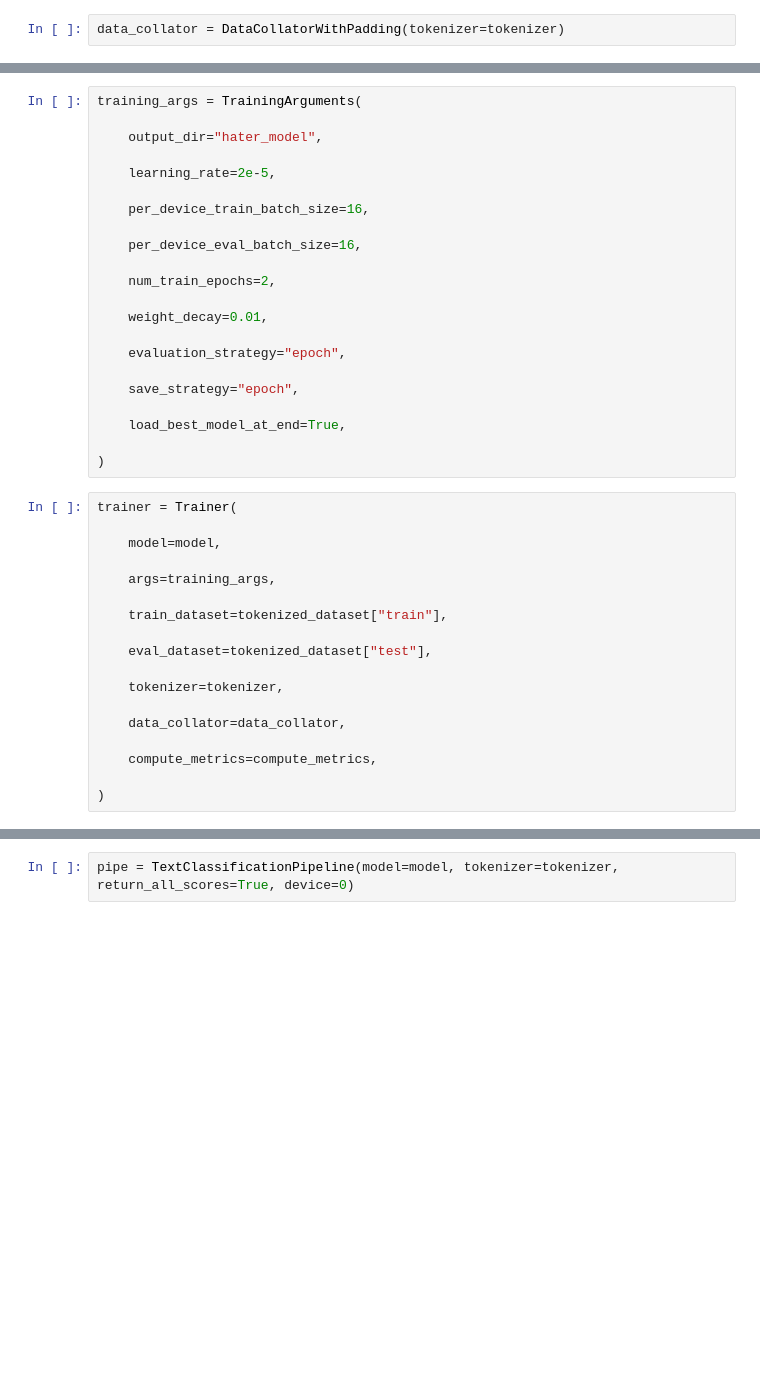
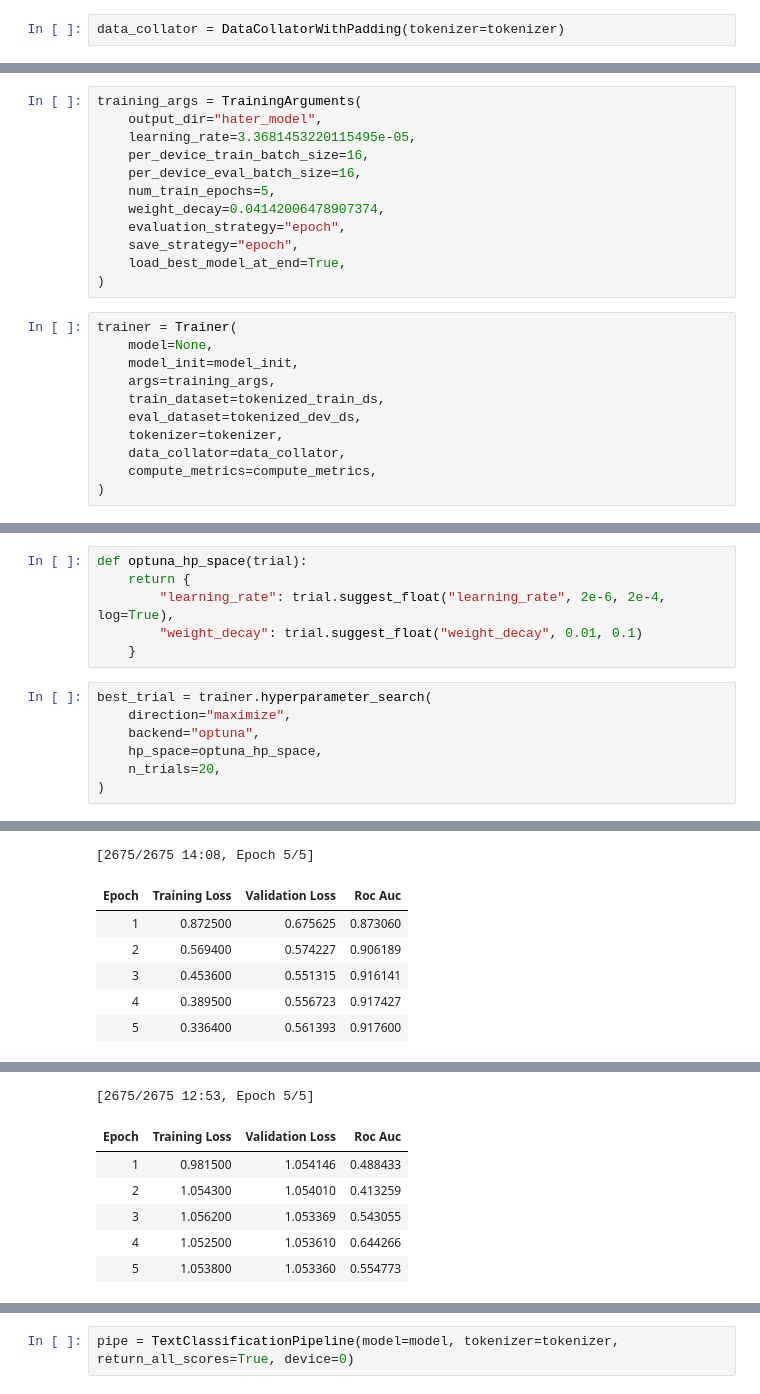
Before and after one commit to fvillena/CC6205, a Jupyter notebook: transformers.ipynb, the cells around one changed output, grey strips where cells are left out. Drawn from its saved outputs; the diff is of its cells as text; blank space fills up the shorter version.

```diff
--- a/transformers.ipynb
+++ b/transformers.ipynb
@@ -168,40 +137,23 @@ You should probably TRAIN this model on a down-stream task to be able to use it
 # %%
 training_args = TrainingArguments(
-
     output_dir="hater_model",
-
-    learning_rate=2e-5,
-
+    learning_rate=3.3681453220115495e-05,
     per_device_train_batch_size=16,
-
     per_device_eval_batch_size=16,
-
-    num_train_epochs=2,
-
-    weight_decay=0.01,
-
+    num_train_epochs=5,
+    weight_decay=0.04142006478907374,
     evaluation_strategy="epoch",
-
     save_strategy="epoch",
-
     load_best_model_at_end=True,
-
 )
 # %%
 trainer = Trainer(
-
-    model=model,
-
+    model=None,
+    model_init=model_init,
     args=training_args,
-
-    train_dataset=tokenized_dataset["train"],
-
-    eval_dataset=tokenized_dataset["test"],
-
+    train_dataset=tokenized_train_ds,
+    eval_dataset=tokenized_dev_ds,
     tokenizer=tokenizer,
-
     data_collator=data_collator,
-
     compute_metrics=compute_metrics,
-
 )
@@ -207,0 +166,14 @@ trainer = Trainer(
+# %%
+def optuna_hp_space(trial):
+    return {
+        "learning_rate": trial.suggest_float("learning_rate", 2e-6, 2e-4, log=True),
+        "weight_decay": trial.suggest_float("weight_decay", 0.01, 0.1)
+    }
+# %%
+best_trial = trainer.hyperparameter_search(
+    direction="maximize",
+    backend="optuna",
+    hp_space=optuna_hp_space,
+    n_trials=20,
+)
+# %% [output]
@@ -207,0 +187,7 @@ trainer = Trainer(
+[2675/2675 14:08, Epoch 5/5]
+| Epoch | Training Loss | Validation Loss | Roc Auc |
+| 1 | 0.872500 | 0.675625 | 0.873060 |
+| 2 | 0.569400 | 0.574227 | 0.906189 |
+| 3 | 0.453600 | 0.551315 | 0.916141 |
+| 4 | 0.389500 | 0.556723 | 0.917427 |
+| 5 | 0.336400 | 0.561393 | 0.917600 |
@@ -207,0 +200,7 @@ trainer = Trainer(
+[2675/2675 12:53, Epoch 5/5]
+| Epoch | Training Loss | Validation Loss | Roc Auc |
+| 1 | 0.981500 | 1.054146 | 0.488433 |
+| 2 | 1.054300 | 1.054010 | 0.413259 |
+| 3 | 1.056200 | 1.053369 | 0.543055 |
+| 4 | 1.052500 | 1.053610 | 0.644266 |
+| 5 | 1.053800 | 1.053360 | 0.554773 |
```
Also changed, not shown: parts of 49 cells of this notebook.
